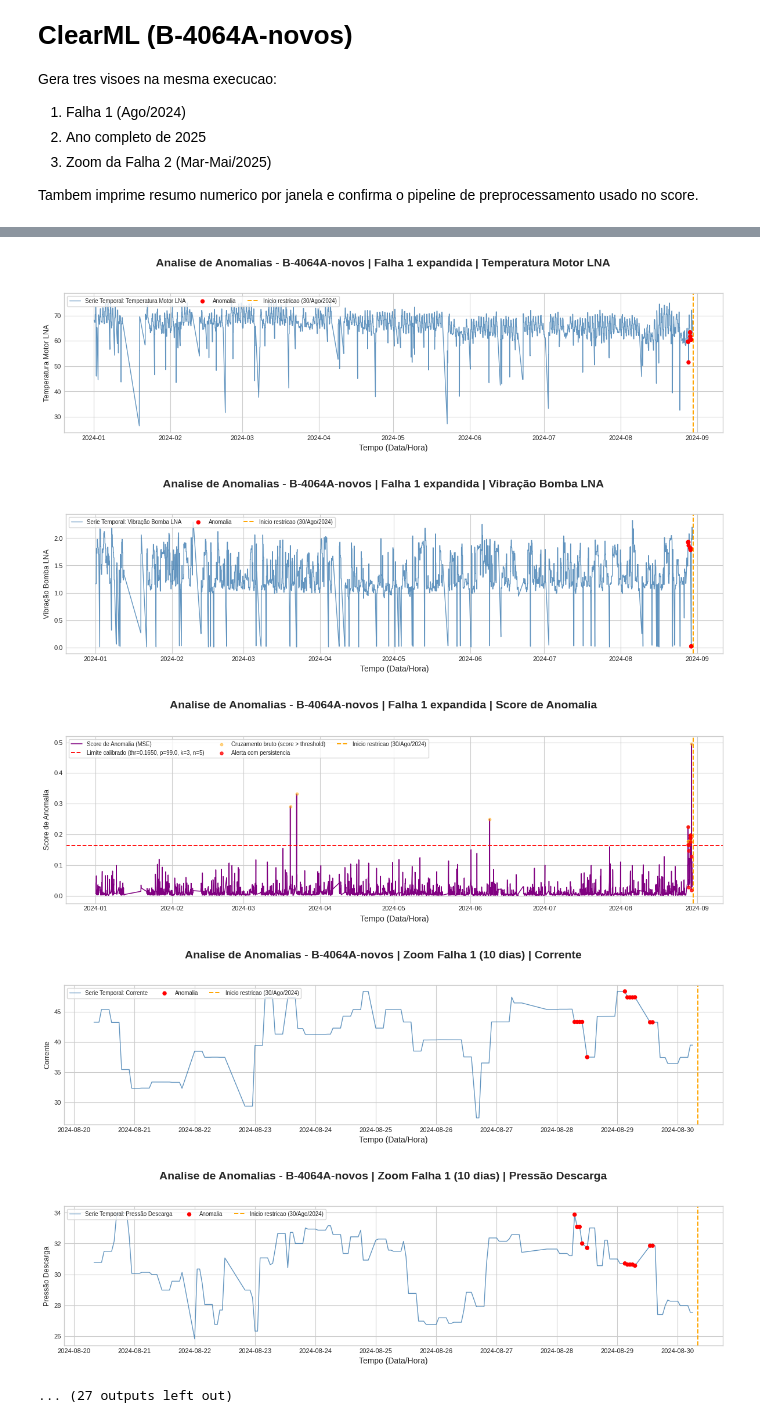
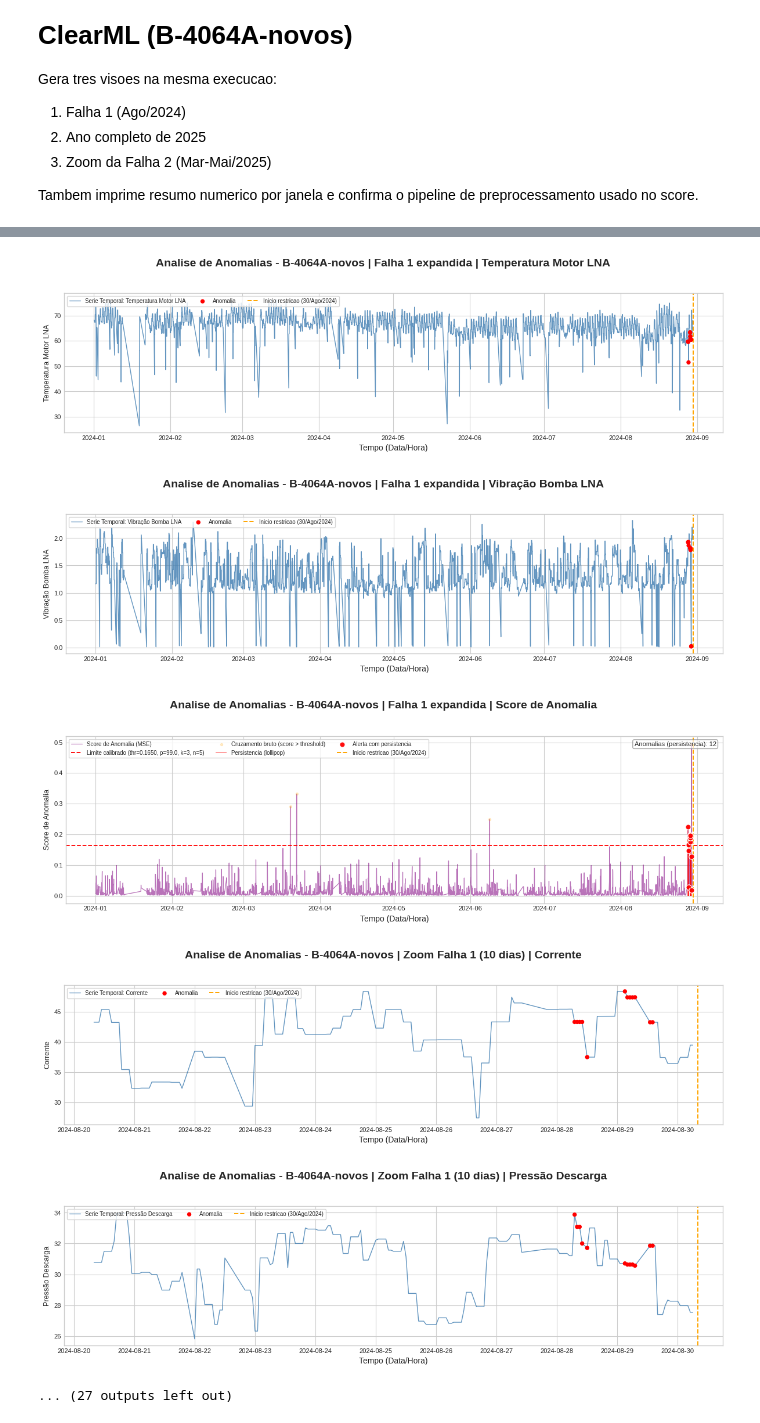
Before and after one commit to SIMPred-Petrobras/transpetro-models, a Jupyter notebook: notebooks/plot_anomalias_clearml_b4064a_novos.ipynb, the cells around one changed output, grey strips where cells are left out. Saved outputs shown, nothing was run; the diff lists cells and outputs as text; code cells hidden in the pictures.

```diff
--- a/notebooks/plot_anomalias_clearml_b4064a_novos.ipynb
+++ b/notebooks/plot_anomalias_clearml_b4064a_novos.ipynb
@@ -58,6 +58,7 @@ TARGET_ALERTS_PER_DAY = 2.0
 
 # Visualizacao/saida dos graficos
 PLOT_MODE = 'separated'  # 'separated' | 'consolidated'
+ANOMALY_HIGHLIGHT_STYLE = 'lollipop'  # 'lollipop' | 'big_points'
 SAVE_PLOTS = False
 
 OUTPUT_DPI = 180
@@ -439,6 +520,7 @@ print('  Percentis:', eff_percentiles)
 print('  Grid persistencia:', eff_grid)
 print('  Meta alerts/day:', eff_target_alerts)
 print('  Plot mode:', PLOT_MODE)
+print('  Anomaly highlight style:', ANOMALY_HIGHLIGHT_STYLE)
 print('  Save plots:', SAVE_PLOTS)
 
 if AUTO_USE_CALIBRATED_SENSITIVITY:
@@ -516,6 +598,7 @@ for w in windows:
     df_window, scores_window = slice_window(df_base, scores, w['start'], w['end'])
     threshold_flags = scores_window['reconstruction_error'] > selected_threshold
     anomaly_flags = persistence_filter(threshold_flags, k=selected_k, n=selected_n)
+    n_anom = int(anomaly_flags.sum())
 
     saved_paths = plot_anomaly_panels(
         df_window=df_window,
@@ -524,6 +607,7 @@ for w in windows:
         anomaly_flags=anomaly_flags,
         threshold=selected_threshold,
         threshold_label=threshold_label,
+        n_anomalies=n_anom,
         event_date=pd.Timestamp(w['event_date']),
         event_label=w['event_label'],
         title=w['title'],
@@ -531,10 +615,10 @@ for w in windows:
         dpi=OUTPUT_DPI,
         plot_mode=PLOT_MODE,
         save_plots=SAVE_PLOTS,
+        anomaly_highlight_style=ANOMALY_HIGHLIGHT_STYLE,
     )
 
     n_samples = len(scores_window)
-    n_anom = int(anomaly_flags.sum())
     pct_anom = (100.0 * n_anom / n_samples) if n_samples else 0.0
 
     row = {
@@ -572,16 +656,16 @@ Artifact de score usado: full_scores
 Sensibilidade automatica ativa:
   Janela calibracao: 2025-05-01 .. 2025-12-31
   Recomendado -> threshold=0.165013, percentile=99.0, k=3, n=5
   Alerts/day estimados (na janela de calibracao): 0.029
 [figure]
 [figure]
 [figure]
 [figure]
 [figure]
 [figure]
 [figure]
 [figure]
-[figure, old version]
+[figure, new version]
 [figure]
 [figure]
 ... (27 outputs left out)
```
Also changed, not shown: parts of 2 cells of this notebook, 43 other files.
